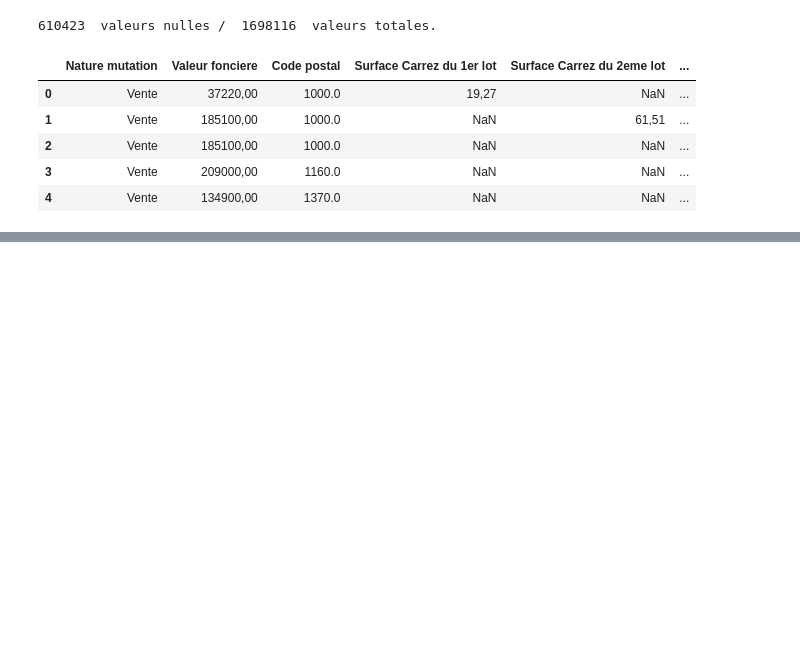
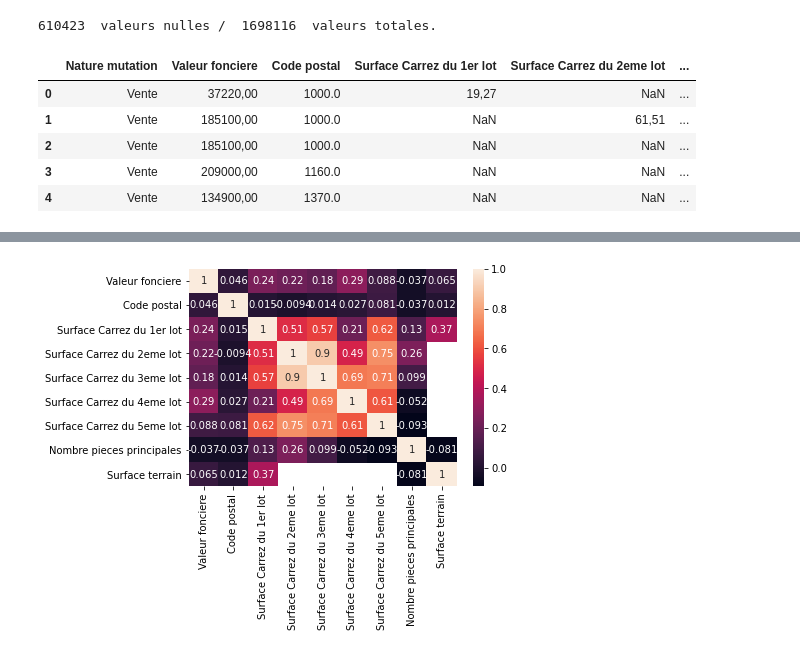
Before and after one commit to Twizzle1997/Immothep, a Jupyter notebook: notebook.ipynb, the cells around one changed output, grey strips where cells are left out. Cells and saved outputs as stored; diff of their text form; code cells hidden in the pictures; blank space fills up the shorter version.

```diff
--- a/notebook.ipynb
+++ b/notebook.ipynb
@@ -59,0 +48,15 @@ Il y a  0  valeurs nulles dans la colonne &#39;Valeur Foncière&#39;.
+# %%
+nancount = ventes["Valeur fonciere"].isna()
+print ("Il y a ", nancount.sum(), " valeurs nulles dans la colonne \'Valeur Foncière\'.")
+ventes = ventes.dropna(subset = ['Valeur fonciere'])
+
+nancount = ventes["Valeur fonciere"].isna()
+print ("Il y a ", nancount.sum(), " valeurs nulles dans la colonne \'Valeur Foncière\'.")
+
+nancount = ventes["Code postal"].isna()
+print ("Il y a ", nancount.sum(), " valeurs nulles dans la colonne \'Code postal\' sur un total de ", ventes["Surface terrain"].count(), "valeurs.")
+
+ventes = ventes.dropna(subset = ['Code postal'])
+
+nancount = ventes["Code postal"].isna()
+print ("Il y a ", nancount.sum(), " valeurs nulles dans la colonne \'Code postal\' sur un total de ", ventes["Surface terrain"].count(), "valeurs.")
@@ -59,0 +93,4 @@ Il y a  0  valeurs nulles dans la colonne &#39;Valeur Foncière&#39;.
+# %%
+ventes[['Valeur fonciere', 'Surface Carrez du 1er lot', 'Surface Carrez du 2eme lot', 'Surface Carrez du 3eme lot', 'Surface Carrez du 4eme lot', 'Surface Carrez du 5eme lot']] = ventes[['Valeur fonciere', 'Surface Carrez du 1er lot', 'Surface Carrez du 2eme lot', 'Surface Carrez du 3eme lot', 'Surface Carrez du 4eme lot', 'Surface Carrez du 5eme lot']].replace(',', '.', regex=True)
+
+ventes[['Valeur fonciere', 'Surface Carrez du 1er lot', 'Surface Carrez du 2eme lot', 'Surface Carrez du 3eme lot', 'Surface Carrez du 4eme lot', 'Surface Carrez du 5eme lot']]  = ventes[['Valeur fonciere', 'Surface Carrez du 1er lot', 'Surface Carrez du 2eme lot', 'Surface Carrez du 3eme lot', 'Surface Carrez du 4eme lot', 'Surface Carrez du 5eme lot']].astype('float')
@@ -59,0 +117,9 @@ Il y a  0  valeurs nulles dans la colonne &#39;Valeur Foncière&#39;.
+# %%
+import seaborn as sn
+import matplotlib.pyplot as plt
+
+corrMatrix = ventes.corr()
+sn.heatmap(corrMatrix, annot=True)
+plt.show()
+# %% [output]
+[figure, added]
```
Also changed, not shown: parts of 6 cells of this notebook.
